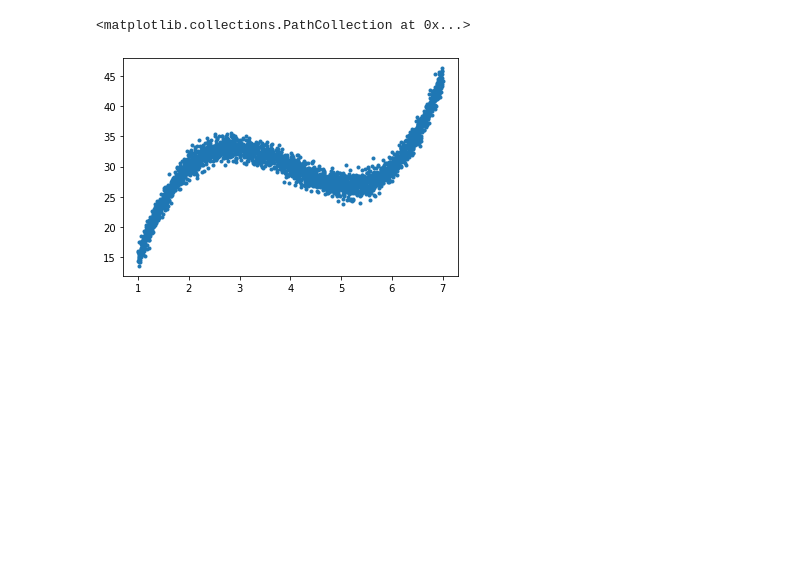
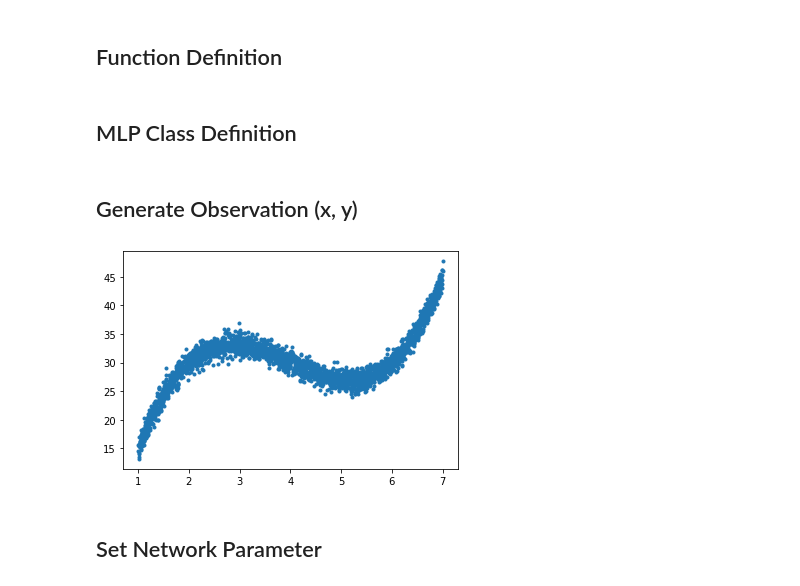
Before and after one commit to Menrui/MLP_practice, a Jupyter notebook: MLP.ipynb, the cells around one changed output. Drawn from its saved outputs; the diff is of its cells as text; code cells hidden in the pictures; blank space fills up the shorter version.

```diff
--- a/MLP.ipynb
+++ b/MLP.ipynb
@@ -8 +14,3 @@ import torchvision
+# %% [markdown]
+## Function Definition
 # %%
@@ -28,0 +48,2 @@ def mean_square_error(y, y_pred):
+# %% [markdown]
+## MLP Class Definition
@@ -29,8 +91,14 @@ def mean_square_error(y, y_pred):
+# %% [markdown]
+## Generate Observation (x, y)
 # %%
 data_size = 3000
-x =  6*np.random.rand(data_size)+1
-y = target_function(x)
-plt.scatter(x, y, marker='.')
+
+# create train data
+x_obs =  6*np.random.rand(data_size)+1
+y_obs = target_function(x_obs)
+
+# train data plot
+plt.scatter(x_obs, y_obs, marker='.')
+plt.show()
 # %% [output]
-<matplotlib.collections.PathCollection at 0x...>
-[figure, old version]
+[figure, new version]
@@ -58,0 +105,2 @@ class RegressionMLP():
+# %% [markdown]
+## Set Network Parameter
```
Also changed, not shown: parts of 21 cells of this notebook, 1 other file.
